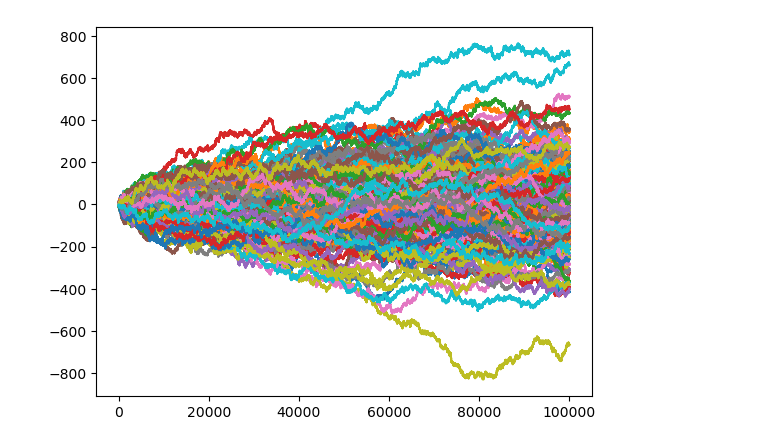
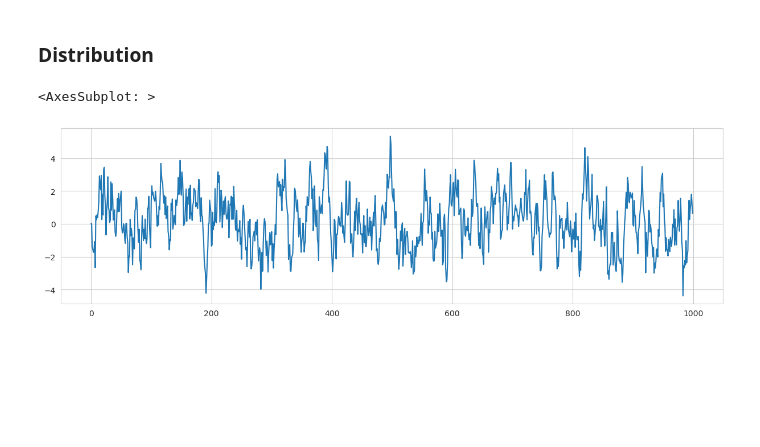
Before and after one commit to WHITSNAK/sta831-sp23, a Jupyter notebook: ch1/AR Model.ipynb, the cells around one changed output. Saved outputs shown, nothing was run; the diff lists cells and outputs as text; code cells hidden in the pictures; blank space fills up the shorter version.

```diff
--- a/ch1/AR Model.ipynb
+++ b/ch1/AR Model.ipynb
@@ -1,20 +1,26 @@
 # %%
+%load_ext autoreload
+%autoreload 2
+
+import sys
+
 import pandas as pd
 import numpy as np
 import matplotlib.pyplot as plt
 import seaborn as sns
+import statsmodels.api as sm
+
+sns.set_style('whitegrid')
+
+sys.path.append("../")
+from utility.ar1 import AR1
-# %%
-ϕ = 0.1
-v = 0.4
-s = v / (1-ϕ**2)
-t = 100000
-
-for i in range(200):
-    zs = np.random.normal(size=t)
-    zs[0] = np.sqrt(s) * zs[0]
-    zs[1:] = np.sqrt(v) * zs[1:]
-
-    path = zs.cumsum()
-    plt.plot(path)
-# %% [output]
-[figure, removed]
+# %% [markdown]
+### Distribution
+# %%
+ar = AR1(0.8, var=1)
+trace = ar.simulate(0, 1000)
+
+trace.plot(figsize=(15, 4))
+# %% [output]
+<AxesSubplot: >
+[figure, added]
```
Also changed, not shown: parts of 21 cells of this notebook, 3 other files.
